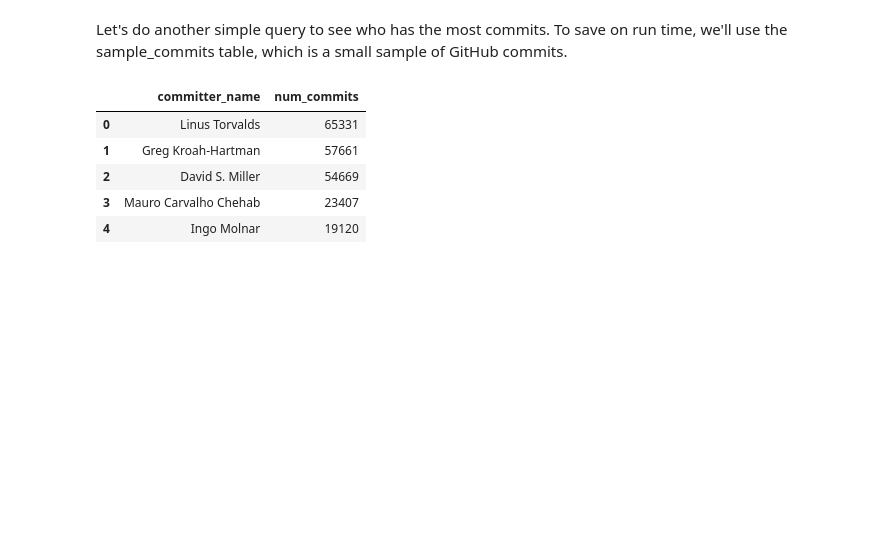
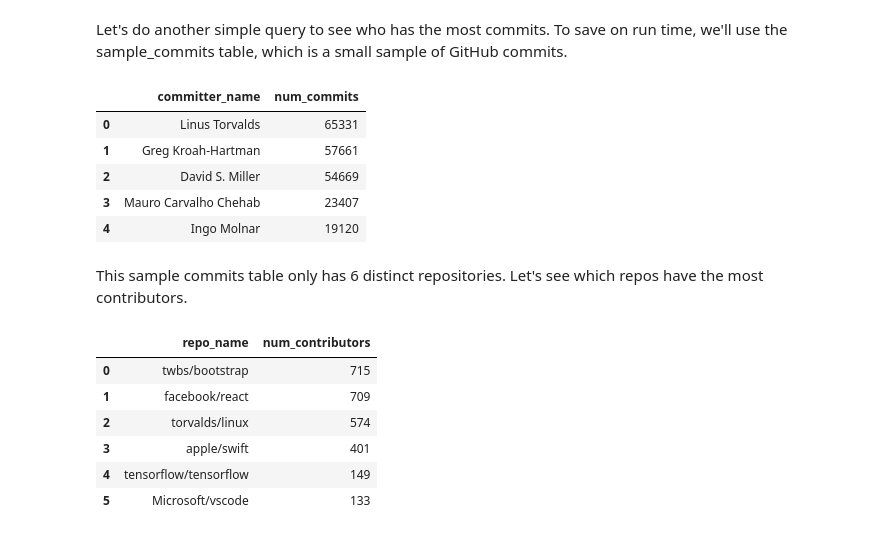
Before and after one commit to jordan-maulino/github_data, a Jupyter notebook: github_data.ipynb, the cells around one changed output. Drawn from its saved outputs; the diff is of its cells as text; code cells hidden in the pictures; blank space fills up the shorter version.

```diff
--- a/github_data.ipynb
+++ b/github_data.ipynb
@@ -181,3 +207,26 @@ most_commits.head()
 | 2 | David S. Miller | 54669 |
 | 3 | Mauro Carvalho Chehab | 23407 |
 | 4 | Ingo Molnar | 19120 |
+# %% [markdown]
+This sample commits table only has 6 distinct repositories. Let's see which repos have the most contributors.
+# %%
+most_contributors_query = """
+                          SELECT repo_name, COUNT(DISTINCT committer.name) AS num_contributors
+                          FROM `bigquery-public-data.github_repos.sample_commits`
+                          GROUP BY repo_name
+                          ORDER BY num_contributors DESC
+                          """
+
+query_job = client.query(most_contributors_query)
+
+most_contributors = query_job.to_dataframe()
+
+most_contributors
+# %% [output]
+|  | repo_name | num_contributors |
+| 0 | twbs/bootstrap | 715 |
+| 1 | facebook/react | 709 |
+| 2 | torvalds/linux | 574 |
+| 3 | apple/swift | 401 |
+| 4 | tensorflow/tensorflow | 149 |
+| 5 | Microsoft/vscode | 133 |
```
Also changed, not shown: parts of 15 cells of this notebook.
